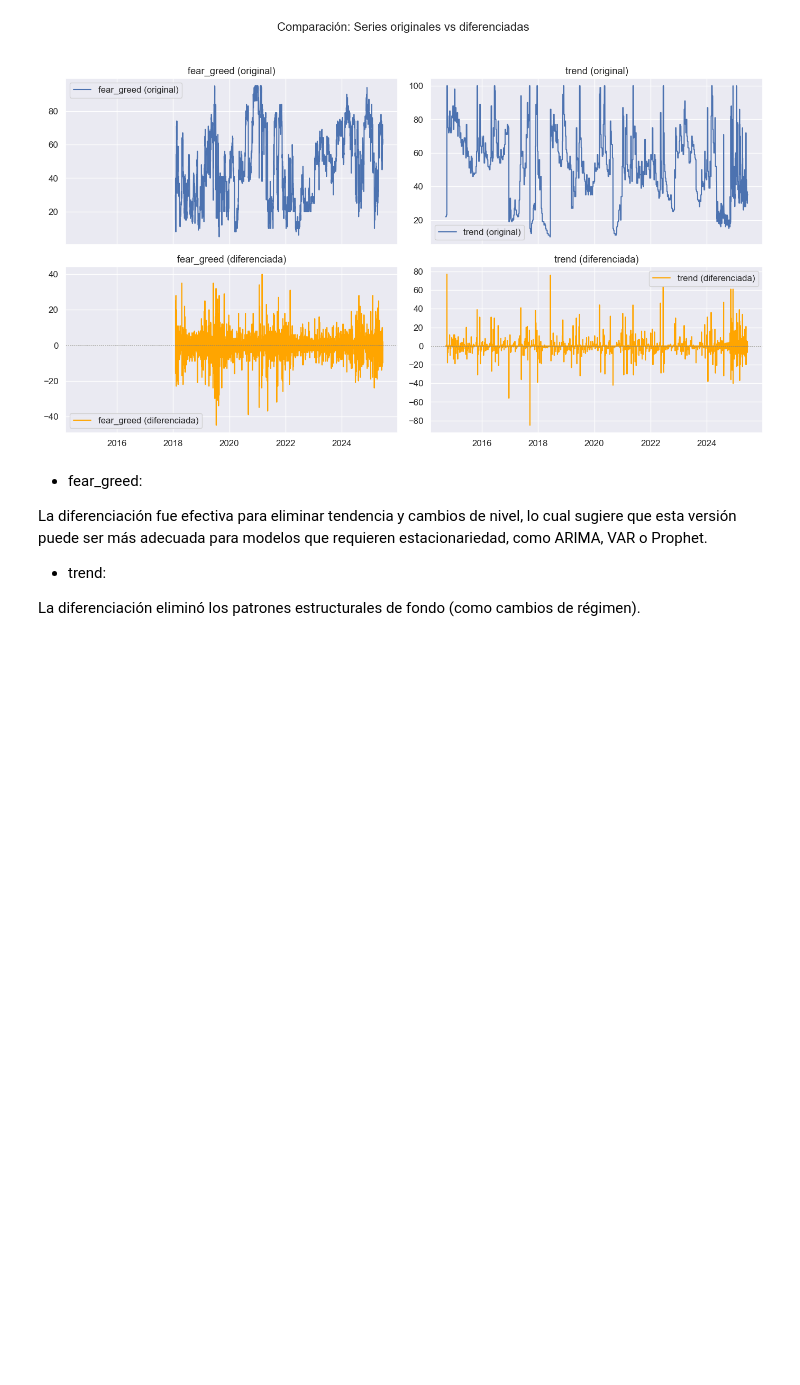
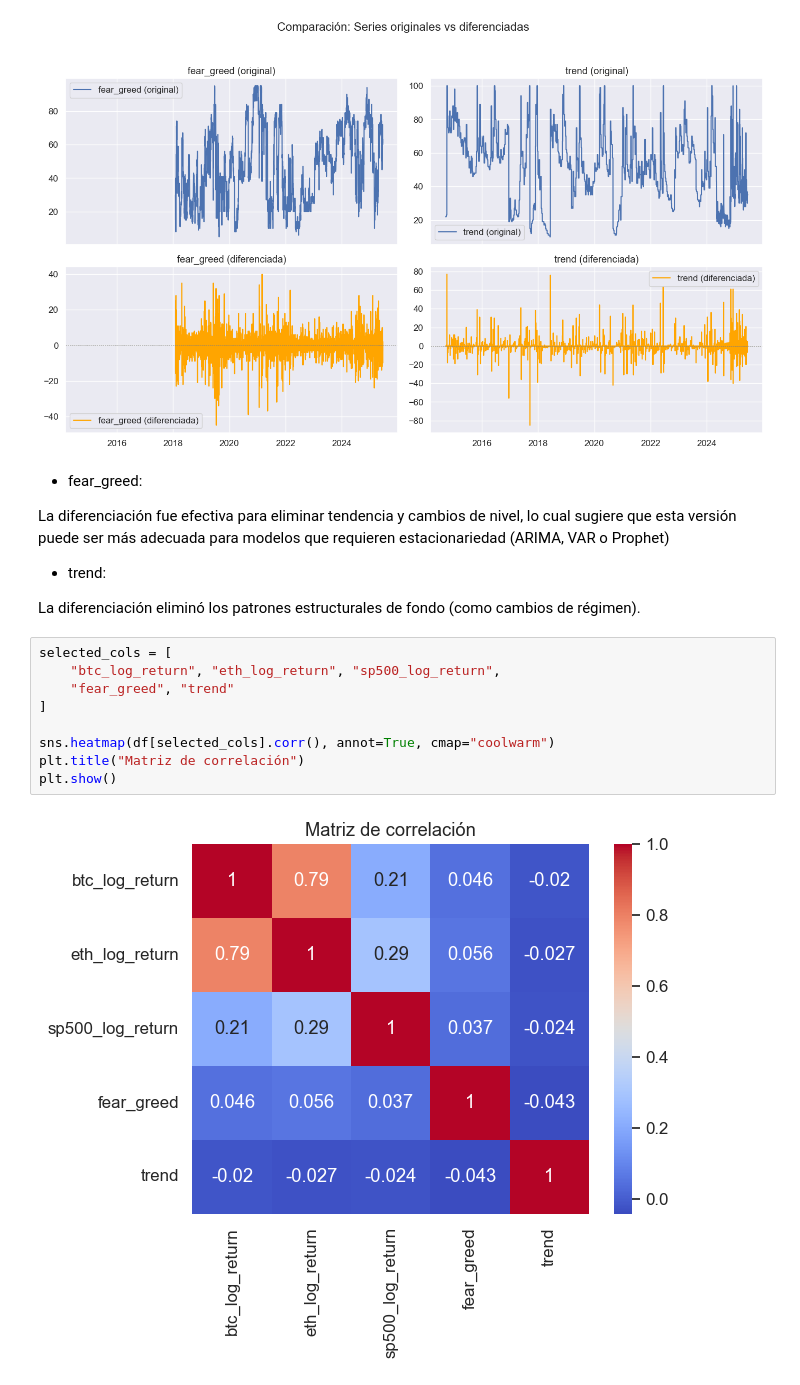
Before and after one commit to claudiobarril/tp_ast1_19co2024, a Jupyter notebook: notebooks/3_exploratory_analysis.ipynb, the cells around one changed output. Saved outputs shown, nothing was run; the diff lists cells and outputs as text; blank space fills up the shorter version.

Commit message:
Agrego heatmap, ACF/PACF

```diff
--- a/notebooks/3_exploratory_analysis.ipynb
+++ b/notebooks/3_exploratory_analysis.ipynb
@@ -265,8 +266,19 @@ plt.show()
 # %% [markdown]
 - fear_greed:
 
-La diferenciación fue efectiva para eliminar tendencia y cambios de nivel, lo cual sugiere que esta versión puede ser más adecuada para modelos que requieren estacionariedad, como ARIMA, VAR o Prophet.
+La diferenciación fue efectiva para eliminar tendencia y cambios de nivel, lo cual sugiere que esta versión puede ser más adecuada para modelos que requieren estacionariedad (ARIMA, VAR o Prophet)
 
 - trend:
 
 La diferenciación eliminó los patrones estructurales de fondo (como cambios de régimen).
+# %%
+selected_cols = [
+    "btc_log_return", "eth_log_return", "sp500_log_return",
+    "fear_greed", "trend"
+]
+
+sns.heatmap(df[selected_cols].corr(), annot=True, cmap="coolwarm")
+plt.title("Matriz de correlación")
+plt.show()
+# %% [output]
+[figure, added]
```
Also changed, not shown: parts of 3 cells of this notebook.
